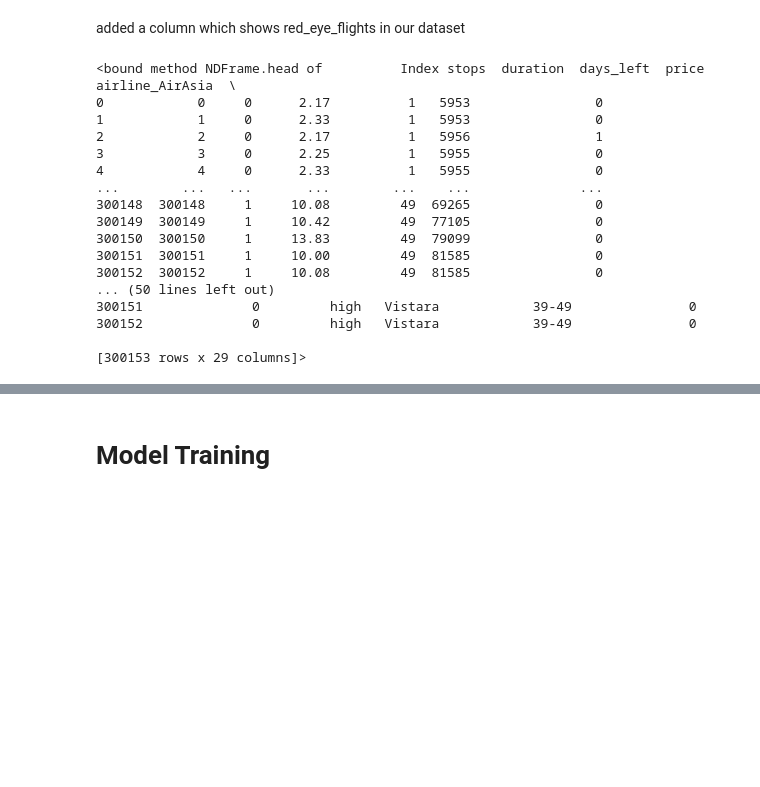
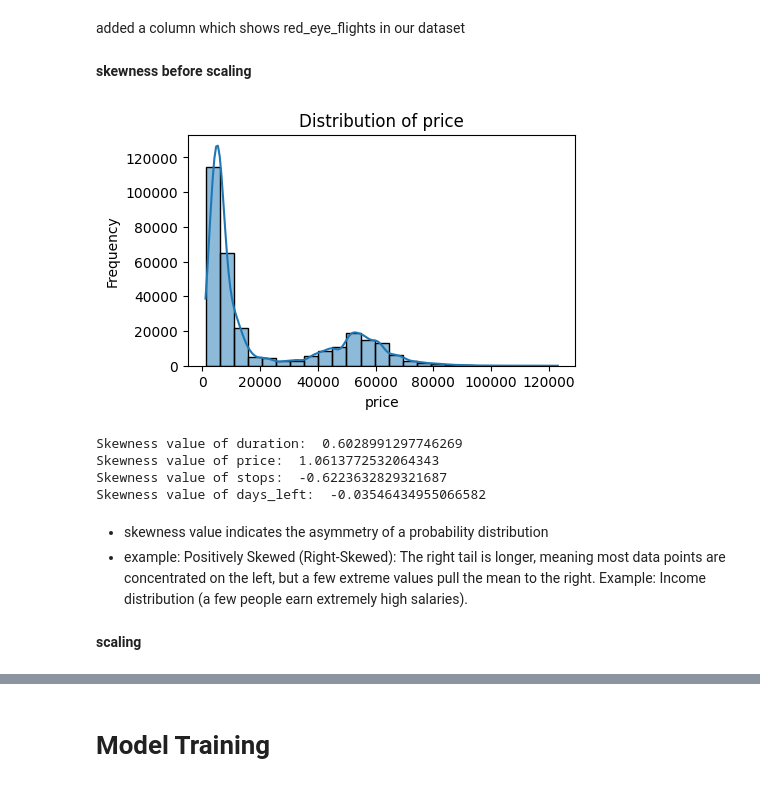
Before and after one commit to yawhatev/project, a Jupyter notebook: fair_project.ipynb, the cells around one changed output, grey strips where cells are left out. Drawn from its saved outputs; the diff is of its cells as text; code cells hidden in the pictures; blank space fills up the shorter version.

```diff
--- a/fair_project.ipynb
+++ b/fair_project.ipynb
@@ -592,23 +706,29 @@ Index(['Index', 'stops', 'duration', 'days_left', 'price', 'airline_AirAsia',
       dtype='object')
 # %% [markdown]
 added a column which shows red_eye_flights in our dataset
-# %%
-df.head
-# %% [output]
-<bound method NDFrame.head of          Index stops  duration  days_left  price  airline_AirAsia  \
-0            0     0      2.17          1   5953                0
-1            1     0      2.33          1   5953                0
-2            2     0      2.17          1   5956                1
-3            3     0      2.25          1   5955                0
-4            4     0      2.33          1   5955                0
-...        ...   ...       ...        ...    ...              ...
-300148  300148     1     10.08         49  69265                0
-300149  300149     1     10.42         49  77105                0
-300150  300150     1     13.83         49  79099                0
-300151  300151     1     10.00         49  81585                0
-300152  300152     1     10.08         49  81585                0
-... (50 lines left out)
-300151              0         high   Vistara            39-49               0
-300152              0         high   Vistara            39-49               0
-
-[300153 rows x 29 columns]>
+# %% [markdown]
+**skewness before scaling**
+# %%
+plt.figure(figsize=(5, 3)) # Figsize(width, height)
+sns.histplot(data=df["price"], bins=25, kde=True)
+plt.title('Distribution of price')
+plt.xlabel('price')
+plt.ylabel('Frequency')
+plt.show()
+# %% [output]
+[figure, added]
+# %%
+print("Skewness value of duration: ", df["duration"].skew())
+print("Skewness value of price: ", df["price"].skew())
+print("Skewness value of stops: ", df["stops"].skew())
+print("Skewness value of days_left: ", df["days_left"].skew())
+# %% [output]
+Skewness value of duration:  0.6028991297746269
+Skewness value of price:  1.0613772532064343
+Skewness value of stops:  -0.6223632829321687
+Skewness value of days_left:  -0.03546434955066582
+# %% [markdown]
+- skewness value indicates the asymmetry of a probability distribution
+- example: Positively Skewed (Right-Skewed): The right tail is longer, meaning most data points are concentrated on the left, but a few extreme values pull the mean to the right. Example: Income distribution (a few people earn extremely high salaries).
+# %% [markdown]
+**scaling**
```
Also changed, not shown: parts of 50 cells of this notebook, 2 other files.
